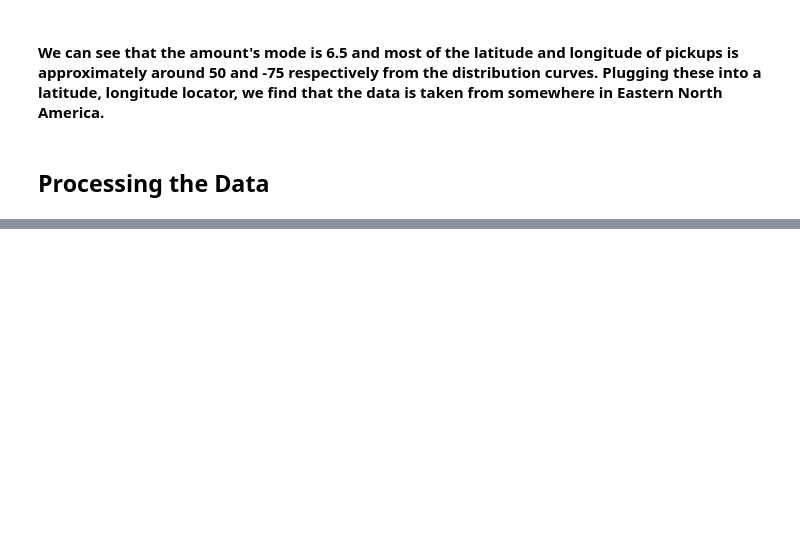
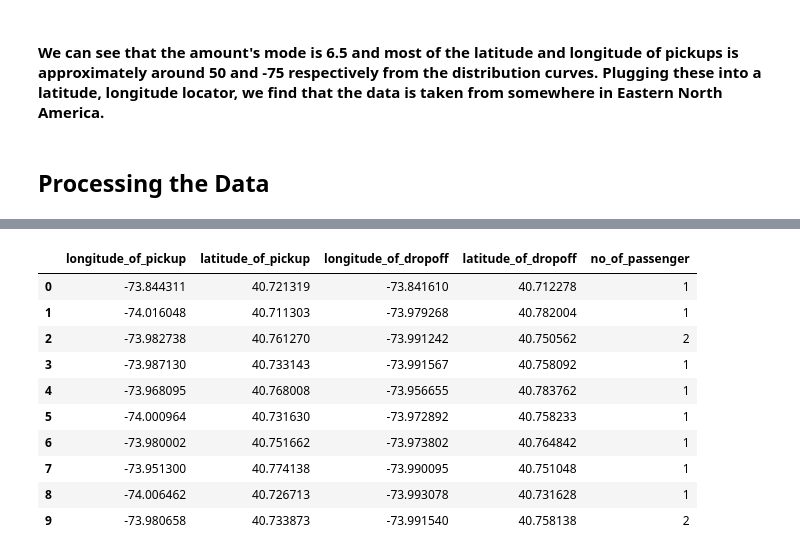
Before and after one commit to SwaminathanSK/YhillsMLCourse, a Jupyter notebook: YHills - Artificial Intelligence/CapstoneProject_TaxiFarePrediction.ipynb, the cells around one changed output, grey strips where cells are left out. Cells and saved outputs as stored; diff of their text form; code cells hidden in the pictures; blank space fills up the shorter version.

```diff
--- a/YHills - Artificial Intelligence/CapstoneProject_TaxiFarePrediction.ipynb
+++ b/YHills - Artificial Intelligence/CapstoneProject_TaxiFarePrediction.ipynb
@@ -272,0 +271,7 @@ df.drop('unique_id', axis = 1)
+# %%
+### Negelecting the date and time of pickup:
+
+X = df.drop(['date_time_of_pickup', 'amount'], axis = 1)
+y = df['amount']
+
+X_train, X_test, y_train, y_test = train_test_split(X, y, test_size = 0.30, random_state = 1)
@@ -272,0 +287,14 @@ df.drop('unique_id', axis = 1)
+# %%
+X.head(10)
+# %% [output]
+|  | longitude_of_pickup | latitude_of_pickup | longitude_of_dropoff | latitude_of_dropoff | no_of_passenger |
+| 0 | -73.844311 | 40.721319 | -73.841610 | 40.712278 | 1 |
+| 1 | -74.016048 | 40.711303 | -73.979268 | 40.782004 | 1 |
+| 2 | -73.982738 | 40.761270 | -73.991242 | 40.750562 | 2 |
+| 3 | -73.987130 | 40.733143 | -73.991567 | 40.758092 | 1 |
+| 4 | -73.968095 | 40.768008 | -73.956655 | 40.783762 | 1 |
+| 5 | -74.000964 | 40.731630 | -73.972892 | 40.758233 | 1 |
+| 6 | -73.980002 | 40.751662 | -73.973802 | 40.764842 | 1 |
+| 7 | -73.951300 | 40.774138 | -73.990095 | 40.751048 | 1 |
+| 8 | -74.006462 | 40.726713 | -73.993078 | 40.731628 | 1 |
+| 9 | -73.980658 | 40.733873 | -73.991540 | 40.758138 | 2 |
```
Also changed, not shown: parts of 17 cells of this notebook, 1 other file.
